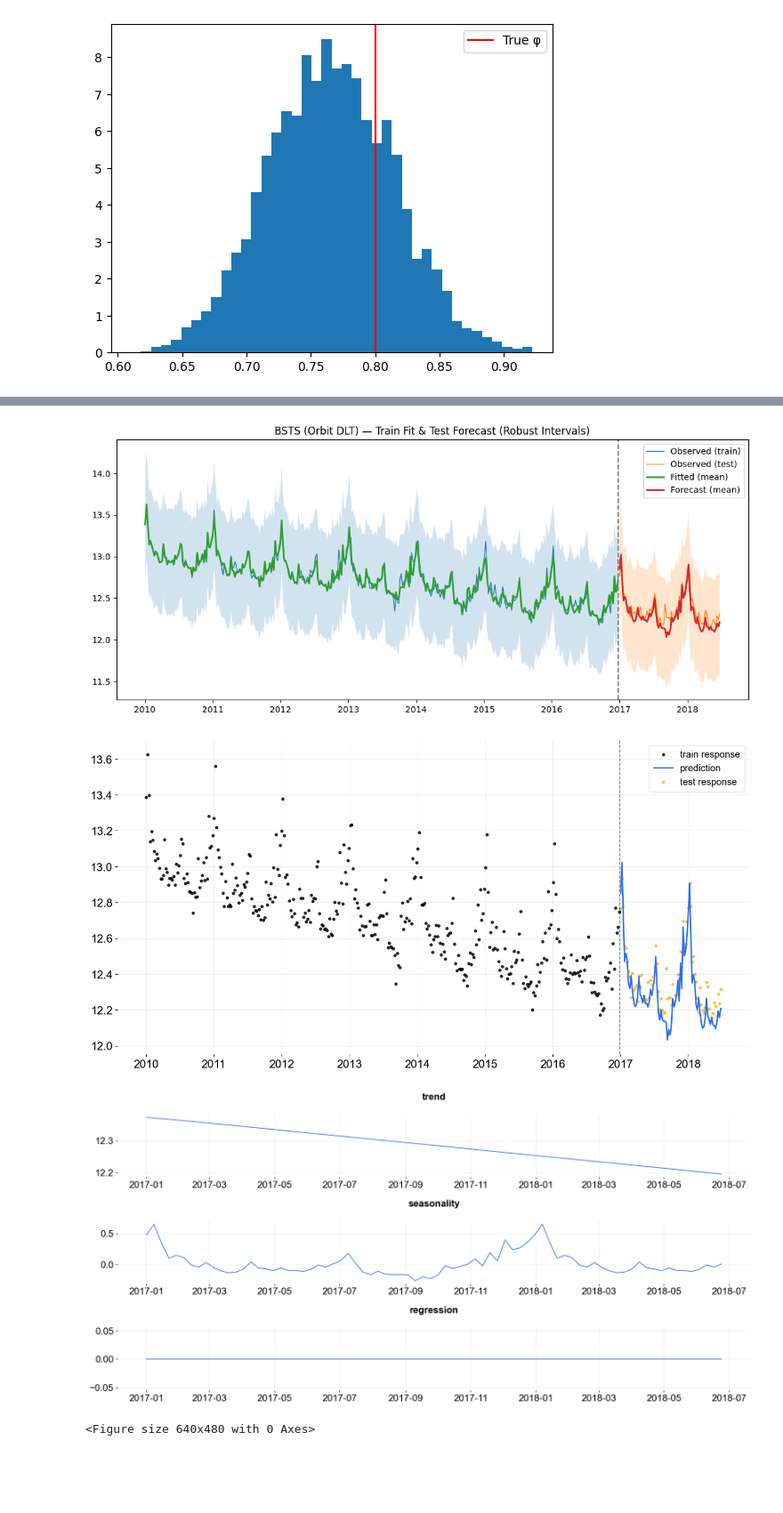
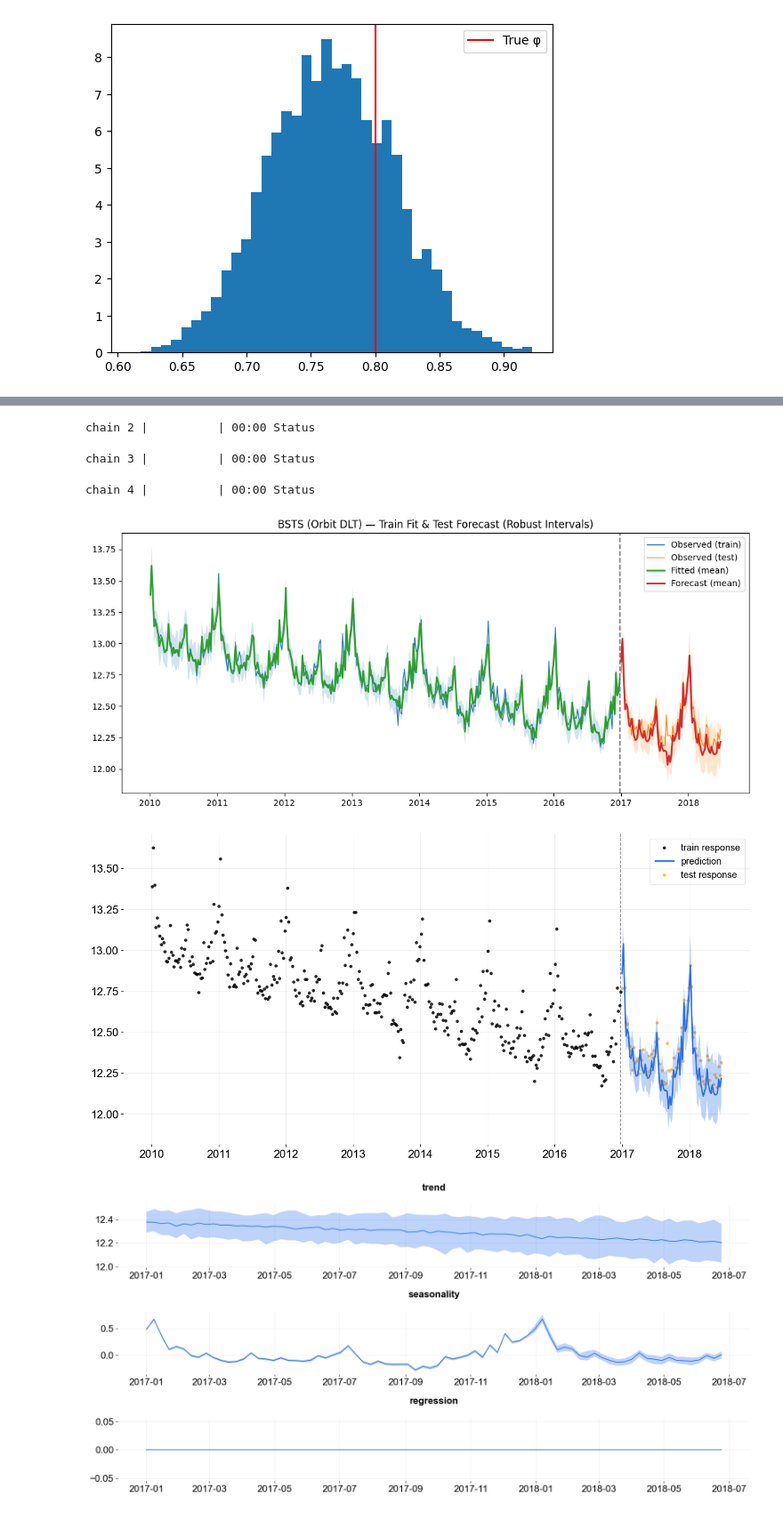
Before and after one commit to marami52/MLDS-490-time-series, a Jupyter notebook: session-4.ipynb, the cells around one changed output, grey strips where cells are left out. Shown at 89% size. Saved outputs shown, nothing was run; the diff lists cells and outputs as text; code cells hidden in the pictures; blank space fills up the shorter version.

```diff
--- a/session-4.ipynb
+++ b/session-4.ipynb
@@ -898,7 +745,7 @@ test  = df[df['week_start_date'] >= cutoff].copy()
 # -----------------
 # 2) Model (DLT / BSTS)
 # -----------------
-USE_MCMC = False  # set True for full Bayesian sampling via Stan (slower)
+USE_MCMC =  True # set True for full Bayesian sampling via Stan (slower)
 model = DLT(
     date_col='week_start_date',
     response_col='claims',
@@ -911,8 +758,12 @@ model = DLT(
 
 model.fit(train)
 
+# 3) Quick numeric summaries ----------
+def rmse(y, yhat): return float(np.sqrt(np.mean((y - yhat)**2)))
+def mae(y, yhat):  return float(np.mean(np.abs(y - yhat)))
+
 # -----------------
-# 3) Predict with posterior arrays
+# 4) Predict with posterior arrays
 # -----------------
 pred_train = model.predict(train, decompose=True, store_prediction_array=True)
 pred_test  = model.predict(test,  decompose=True, store_prediction_array=True)
@@ -985,4 +836,10 @@ plot_predicted_data(
 plot_predicted_components(predicted_df=pred_test, date_col='week_start_date')
 plt.suptitle("Decomposition: Level/Slope · Seasonality · (if any) Regressors", y=1.02)
 plt.tight_layout(); plt.show()
+
+print("\nAccuracy (MAPE is optional):")
+print("Train RMSE:", rmse(train['claims'].values, pred_train['prediction'].values))
+print("Test  RMSE:", rmse(test['claims'].values,  pred_test['prediction'].values))
+print("Train  MAE:", mae(train['claims'].values,  pred_train['prediction'].values))
+print("Test   MAE:", mae(test['claims'].values,   pred_test['prediction'].values))
 # %% [output]
@@ -990,4 +848,6 @@ plt.tight_layout(); plt.show()
+chain 2 |          | 00:00 Status
+chain 3 |          | 00:00 Status
+chain 4 |          | 00:00 Status
-[figure, old version]
+[figure, new version]
-[figure, old version]
+[figure, new version]
-[figure, old version]
+[figure, new version]
-<Figure size 640x480 with 0 Axes>
```
Also changed, not shown: parts of 9 cells of this notebook.
